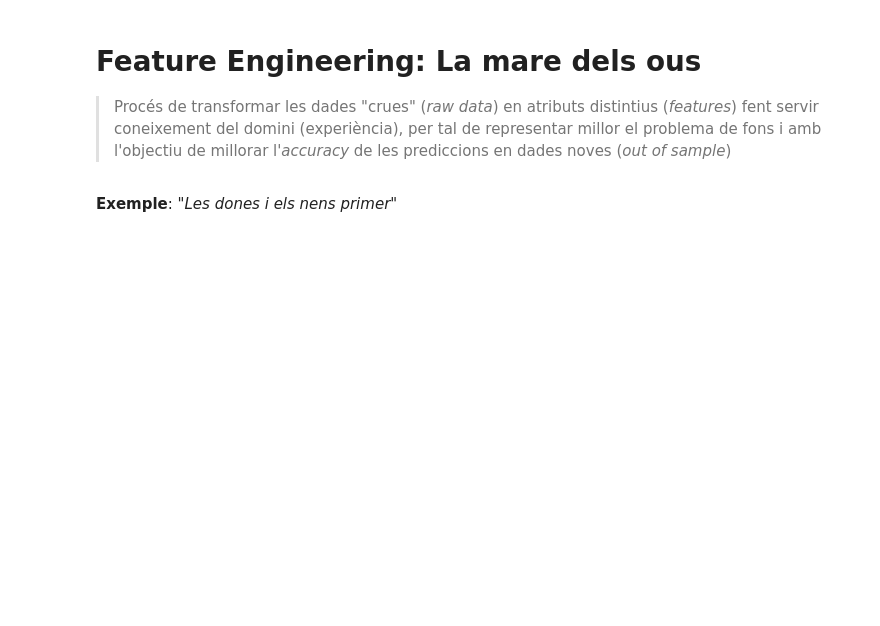
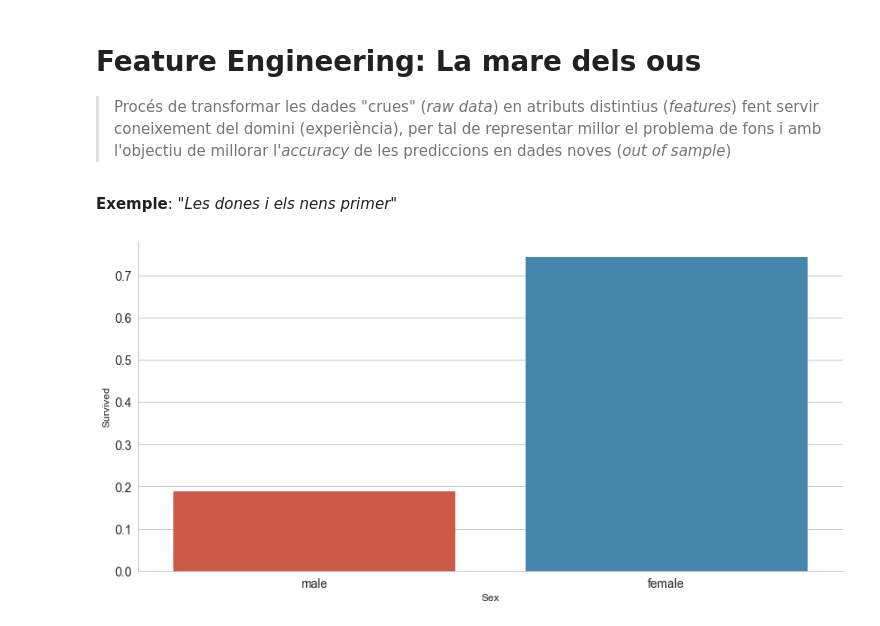
Before and after one commit to victormartingarcia/2017-pyGrn-introdatascience, a Jupyter notebook: datascience_introduction.ipynb, the cells around one changed output. Cells and saved outputs as stored; diff of their text form; code cells hidden in the pictures; blank space fills up the shorter version.

```diff
--- a/datascience_introduction.ipynb
+++ b/datascience_introduction.ipynb
@@ -375,3 +352,8 @@ df_output[['PassengerId','Survived']].sample(3)
 **Exemple**: *"Les dones i els nens primer"*
 # %%
 df_train = pd.read_csv('data/train.csv')
+# %%
+# Percentatge homes/dones que es van salvar:
+sns.factorplot('Sex', 'Survived', data = df_train, ci=None, kind = 'bar', size=6, aspect=2);
+# %% [output]
+[figure, added]
```
Also changed, not shown: parts of 29 cells of this notebook, 1 other file.
